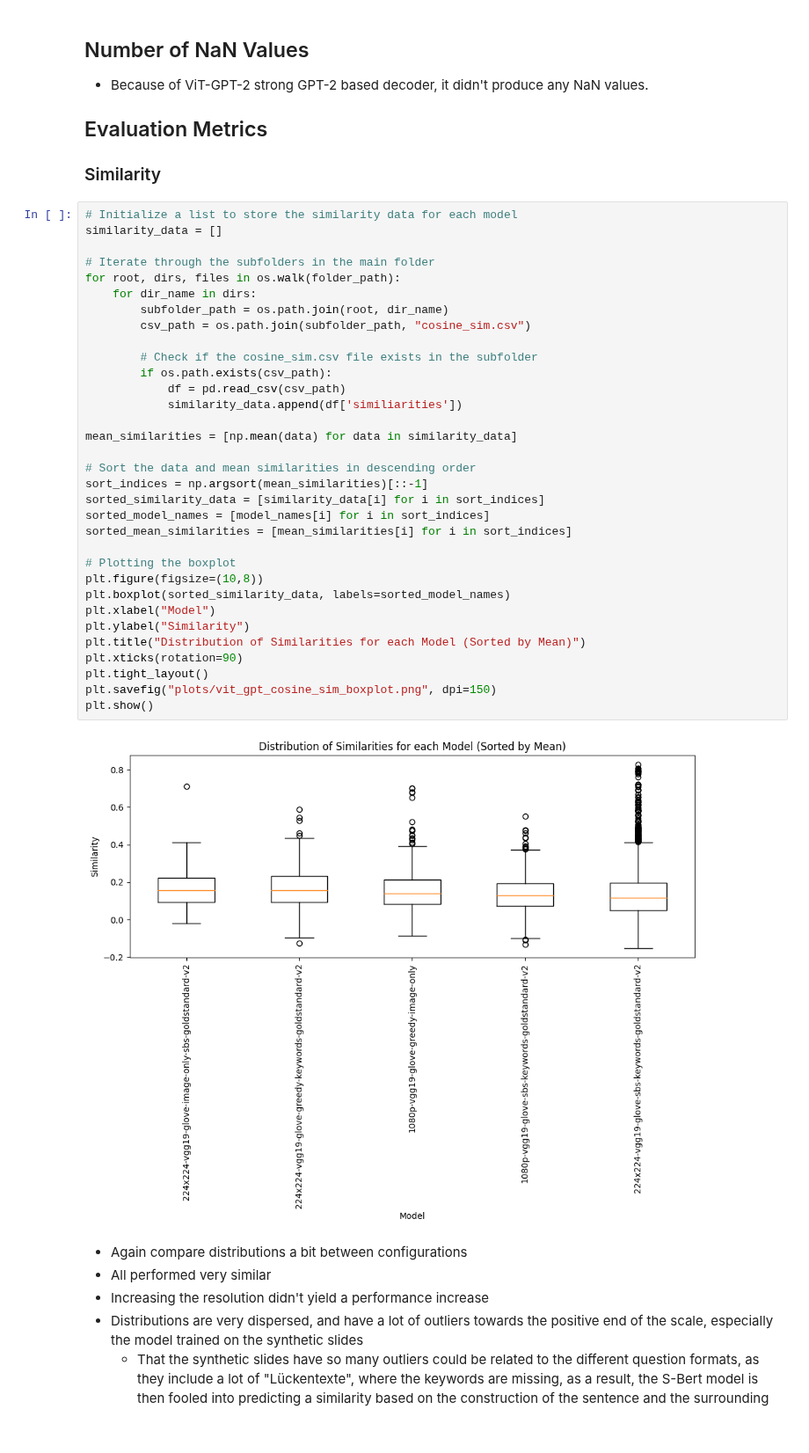
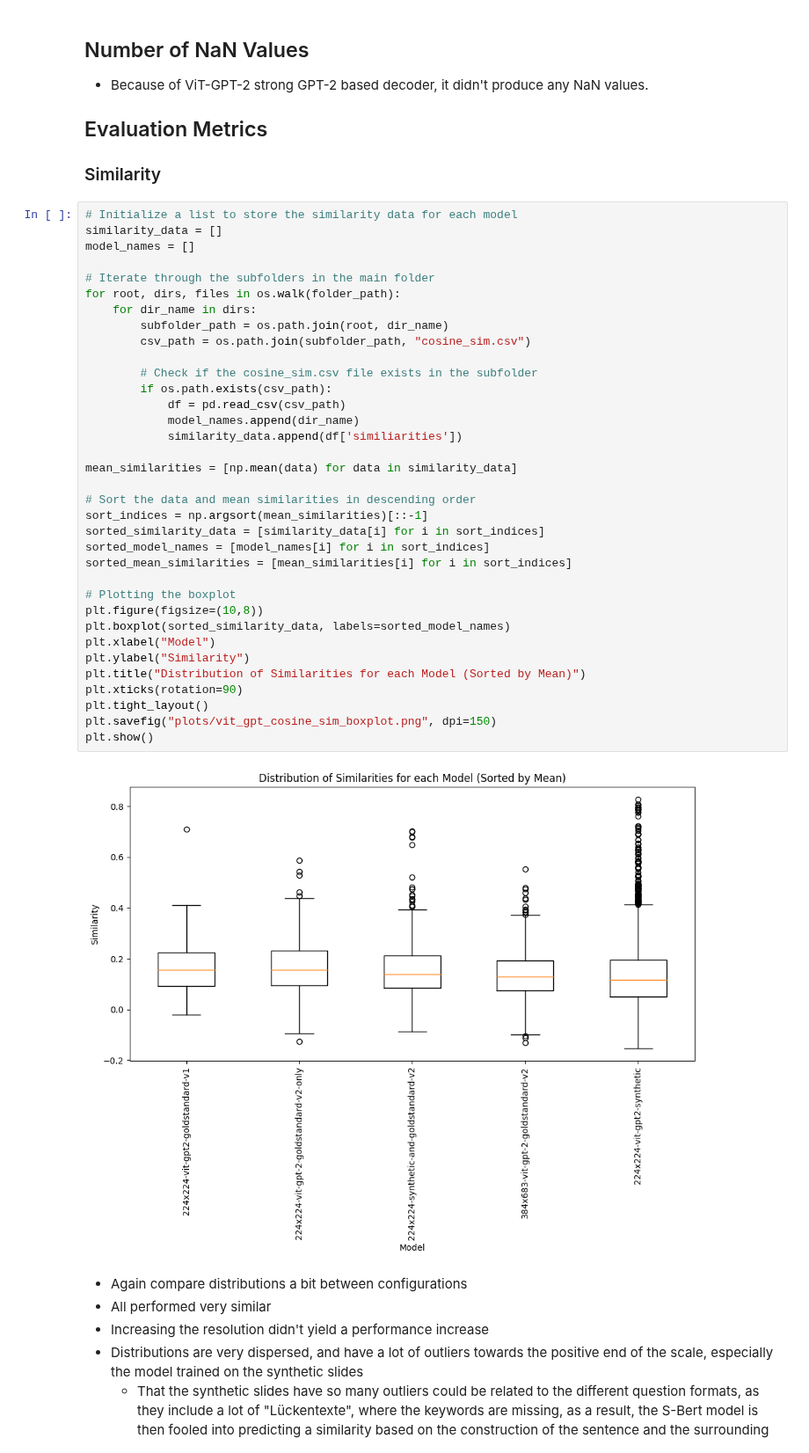
Before and after one commit to Ankinator/ankinator-flashcard-models, a Jupyter notebook: notebooks/models/image-to-text/evaluation.ipynb, the cells around one changed output. Shown at 88% size. Cells and saved outputs as stored; diff of their text form.

Commit message:
Update VitGPT2 plot

```diff
--- a/notebooks/models/image-to-text/evaluation.ipynb
+++ b/notebooks/models/image-to-text/evaluation.ipynb
@@ -323,38 +323,40 @@ folder_path = "../../../eval_results/vit-gpt2"
 # %%
 # Initialize a list to store the similarity data for each model
 similarity_data = []
+model_names = []
 
 # Iterate through the subfolders in the main folder
 for root, dirs, files in os.walk(folder_path):
     for dir_name in dirs:
         subfolder_path = os.path.join(root, dir_name)
         csv_path = os.path.join(subfolder_path, "cosine_sim.csv")
 
         # Check if the cosine_sim.csv file exists in the subfolder
         if os.path.exists(csv_path):
             df = pd.read_csv(csv_path)
+            model_names.append(dir_name)
             similarity_data.append(df['similiarities'])
 
 mean_similarities = [np.mean(data) for data in similarity_data]
 
 # Sort the data and mean similarities in descending order
 sort_indices = np.argsort(mean_similarities)[::-1]
 sorted_similarity_data = [similarity_data[i] for i in sort_indices]
 sorted_model_names = [model_names[i] for i in sort_indices]
 sorted_mean_similarities = [mean_similarities[i] for i in sort_indices]
 
 # Plotting the boxplot
 plt.figure(figsize=(10,8))
 plt.boxplot(sorted_similarity_data, labels=sorted_model_names)
 plt.xlabel("Model")
 plt.ylabel("Similarity")
 plt.title("Distribution of Similarities for each Model (Sorted by Mean)")
 plt.xticks(rotation=90)
 plt.tight_layout()
 plt.savefig("plots/vit_gpt_cosine_sim_boxplot.png", dpi=150)
 plt.show()
 # %% [output]
-[figure, old version]
+[figure, new version]
 # %% [markdown]
 - Again compare distributions a bit between configurations
 - All performed very similar
```
Also changed, not shown: 1 other file.
